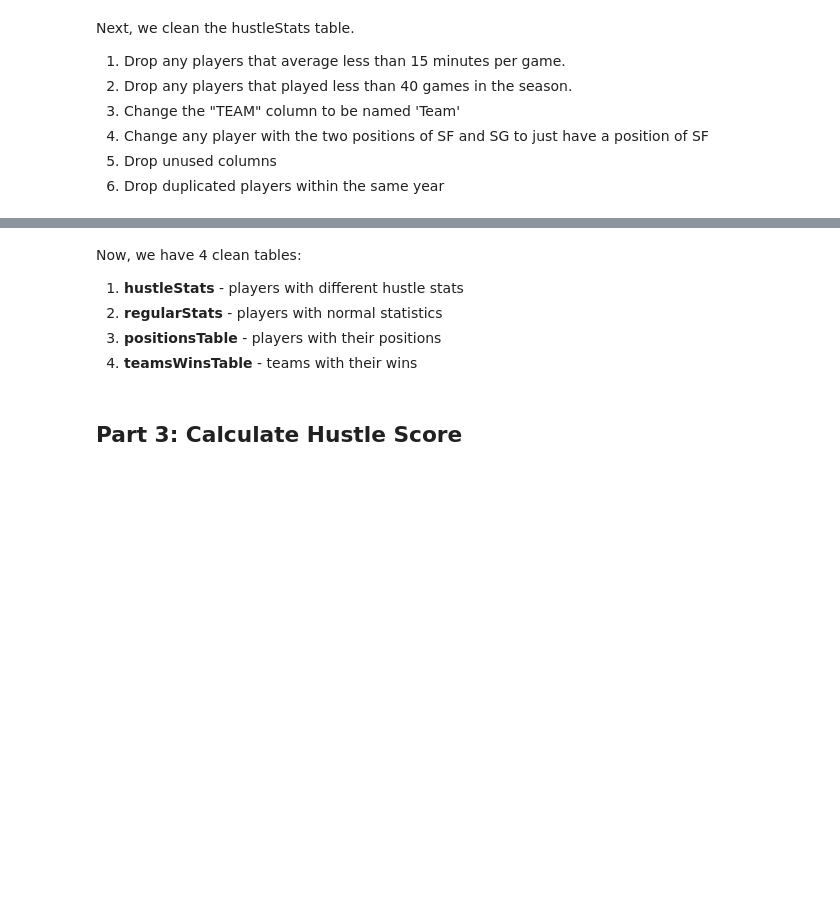
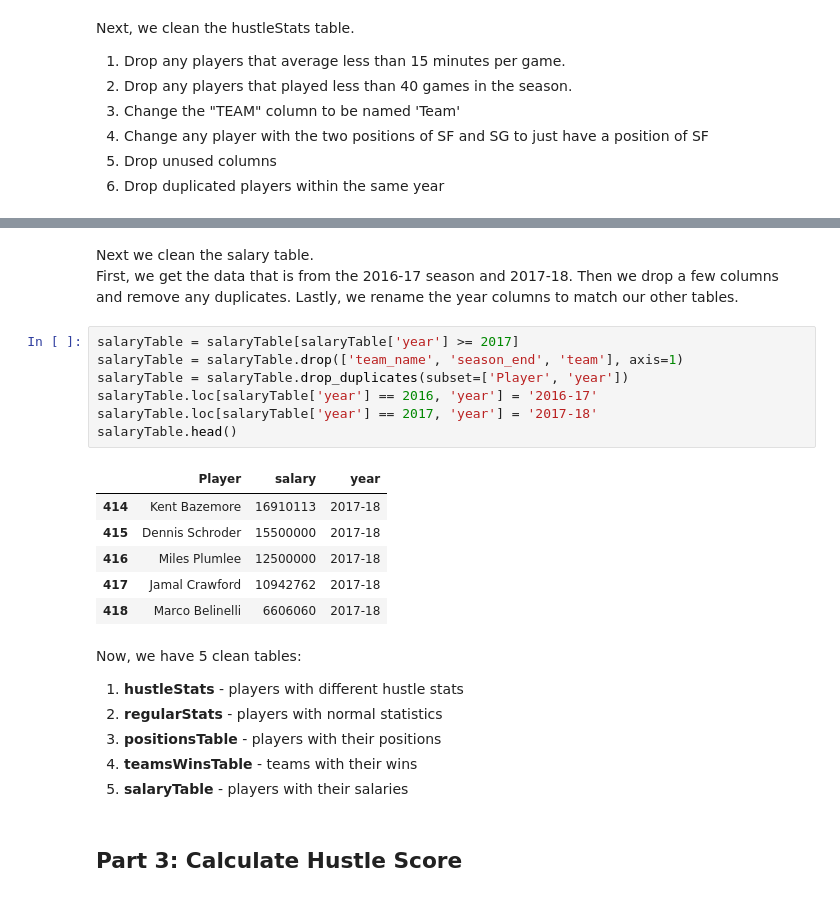
Before and after one commit to yairfax/CMSC320-final-project, a Jupyter notebook: Final Project.ipynb, the cells around one changed output, grey strips where cells are left out. Saved outputs shown, nothing was run; the diff lists cells and outputs as text; blank space fills up the shorter version.

```diff
--- a/Final Project.ipynb
+++ b/Final Project.ipynb
@@ -277,9 +307,27 @@ teamWinsTable.head()
+# %% [markdown]
+Next we clean the salary table.
+First, we get the data that is from the 2016-17 season and 2017-18.  Then we drop a few columns and remove any duplicates.  Lastly, we rename the year columns to match our other tables.
+# %%
+salaryTable = salaryTable[salaryTable['year'] >= 2017]
+salaryTable = salaryTable.drop(['team_name', 'season_end', 'team'], axis=1)
+salaryTable = salaryTable.drop_duplicates(subset=['Player', 'year'])
+salaryTable.loc[salaryTable['year'] == 2016, 'year'] = '2016-17'
+salaryTable.loc[salaryTable['year'] == 2017, 'year'] = '2017-18'
+salaryTable.head()
+# %% [output]
+|  | Player | salary | year |
+| 414 | Kent Bazemore | 16910113 | 2017-18 |
+| 415 | Dennis Schroder | 15500000 | 2017-18 |
+| 416 | Miles Plumlee | 12500000 | 2017-18 |
+| 417 | Jamal Crawford | 10942762 | 2017-18 |
+| 418 | Marco Belinelli | 6606060 | 2017-18 |
 # %% [markdown]
-Now, we have 4 clean tables:
+Now, we have 5 clean tables:
 1. **hustleStats** - players with different hustle stats
 2. **regularStats** - players with normal statistics
 3. **positionsTable** - players with their positions
 4. **teamsWinsTable** - teams with their wins
+5. **salaryTable** - players with their salaries
 # %% [markdown]
 ## Part 3: Calculate Hustle Score
 # %% [markdown]
```
Also changed, not shown: parts of 16 cells of this notebook, 1 other file.
